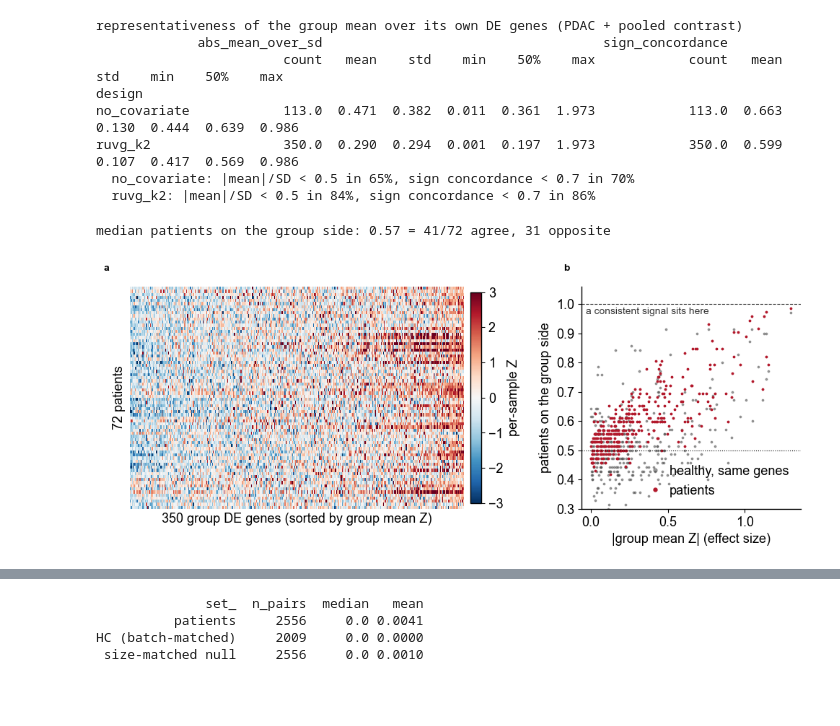
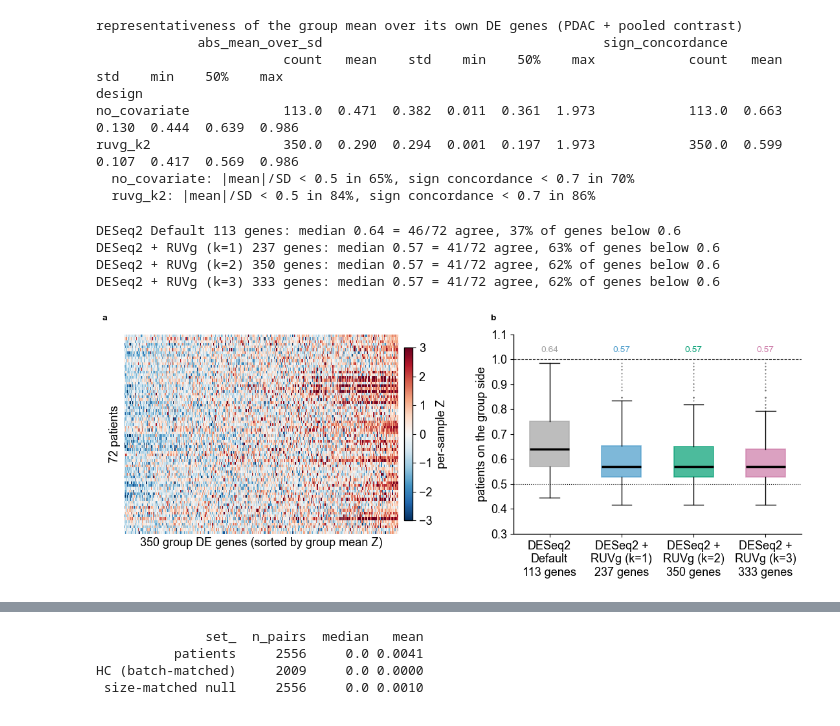
Before and after one commit to jmj3078/cfRNA_NormativeModeling, a Jupyter notebook: MixedEffectsModeling/6_pancreatic_cancer_cohort_deepdive.ipynb, the cells around one changed output, grey strips where cells are left out. Saved outputs shown, nothing was run; the diff lists cells and outputs as text; code cells hidden in the pictures.

Commit message:
visualization refactoring

```diff
--- a/MixedEffectsModeling/6_pancreatic_cancer_cohort_deepdive.ipynb
+++ b/MixedEffectsModeling/6_pancreatic_cancer_cohort_deepdive.ipynb
@@ -129,3 +130,21 @@ IPMN              27    18.0  37.1
 Islet Cell Tumor   8    24.0  34.2
 PDAC              37    42.0  90.3
 HC median n_sig = 1, mean = 4.5
+# %%
+# Severity gradient: per-sample deviation burden across the neoplastic series, with acute
+# pancreatitis (non-neoplastic, same batch, n=79 before QC) as the inflammatory contrast.
+from scipy.stats import kruskal, spearmanr
+
+SEV_ORDER = NEOPLASTIC + ['Pancreatitis']
+Z_panc = src['Z_dis'][dis_stage == 'Pancreatitis']
+Z_panc = Z_panc[inflation_keep(Z_panc)]
+sev = pd.concat([per_sample[['stage', 'n_sig']],
+                 pd.DataFrame(dict(stage='Pancreatitis', n_sig=bh_sig_matrix(Z_panc).sum(axis=1)))])
+
+neo_sev = sev[sev['stage'].isin(NEOPLASTIC)]
+rho, p_rho = spearmanr(neo_sev['stage'].map({k: i for i, k in enumerate(NEOPLASTIC)}), neo_sev['n_sig'])
+kw = kruskal(*[d['n_sig'].values for _, d in neo_sev.groupby('stage')]).pvalue
+print(sev.groupby('stage')['n_sig'].agg(n='size', median='median', mean='mean')
+      .reindex(SEV_ORDER).round(1).to_string())
+print(f'neoplastic gradient: Spearman rho={rho:+.3f} p={p_rho:.2e} (n={len(neo_sev)}), '
+      f'Kruskal p={kw:.2e}')
@@ -272,48 +328,75 @@ DSG = RUVG_PICK
 D = sorted(deg[('PancreaticNeoplasm', DSG)] | deg[('PDAC', DSG)])
 idx = np.array([gpos[g] for g in D])
 Zu, Zh = Z_neo[:, idx], Z_hc_qc[:, idx]
 mz = Zu.mean(axis=0)
 o = np.argsort(mz)
-agree_pat = (np.sign(Zu) == np.sign(mz)[None, :]).mean(axis=0)
-agree_hc = (np.sign(Zh) == np.sign(mz)[None, :]).mean(axis=0)
+n_pat = Zu.shape[0]
 
-fig, axes = plt.subplots(1, 2, figsize=(12, 4),
-                         gridspec_kw=dict(width_ratios=[1.6, 1.0], wspace=0.35))
+fig, axes = plt.subplots(1, 2, figsize=(13.5, 4),
+                         gridspec_kw=dict(width_ratios=[1, 1.0], wspace=0.35))
 for a in axes:
     a.tick_params()
 
 ax = axes[0]
 im = ax.imshow(Zu[:, o], cmap='RdBu_r', vmin=-3, vmax=3, aspect='auto', interpolation='nearest')
 ax.set_xlabel(f'{len(D)} group DE genes (sorted by group mean Z)')
 ax.set_ylabel(f'{Zu.shape[0]} patients')
 ax.set_xticks([])
 ax.set_yticks([])
 cb = fig.colorbar(im, ax=ax, fraction=0.03, pad=0.02)
 cb.set_label('per-sample Z')
 cb.ax.tick_params()
 for s in ax.spines.values():
     s.set_visible(False)
 
 ax = axes[1]
-ax.plot(np.abs(mz), agree_hc, '.', ms=3.5, color=C_HC, alpha=0.5, label='healthy, same genes')
-ax.plot(np.abs(mz), agree_pat, '.', ms=3.5, color=C_POS, label='patients')
+DESIGN_LABEL = {'no_covariate': 'DESeq2\nDefault', 'ruvg_k1': 'DESeq2 +\nRUVg (k=1)',
+                'ruvg_k2': 'DESeq2 +\nRUVg (k=2)', 'ruvg_k3': 'DESeq2 +\nRUVg (k=3)'}
+DESIGN_C = {'no_covariate': '#A2A2A2', 'ruvg_k1': '#489ACA', 'ruvg_k2': '#009E73',
+            'ruvg_k3': '#CC79A7'}
+
+
+def side_frac(cols):
+    Z = Z_neo[:, cols]
+    m = Z.mean(axis=0)
+    return (np.sign(Z) == np.sign(m)[None, :]).mean(axis=0)
+
+
+groups, labels, cols = [], [], []
+for dsg, lab in DESIGN_LABEL.items():
+    Dd = sorted(deg[('PancreaticNeoplasm', dsg)] | deg[('PDAC', dsg)])
+    if not Dd:
+        continue
+    groups.append(side_frac(np.array([gpos[g] for g in Dd])))
+    labels.append(f'{lab}\n{len(Dd)} genes')
+    cols.append(DESIGN_C[dsg])
+
+bp = ax.boxplot(groups, positions=range(len(groups)), widths=0.55, patch_artist=True,
+                flierprops=dict(marker='o', ms=1.5, mfc='0.45', mec='none'),
+                medianprops=dict(color='k', lw=2.5))
+for box, c in zip(bp['boxes'], cols):
+    box.set(facecolor=c, alpha=0.7, edgecolor=c, lw=1.2)
+for i, (v, c) in enumerate(zip(groups, cols)):
+    ax.text(i, 1.03, f'{np.median(v):.2f}', ha='center', color=c)
 ax.axhline(0.5, color='k', lw=0.8, ls=':')
 ax.axhline(1.0, color='#333333', lw=0.8, ls='--')
-ax.text(0.02, 0.965, 'a consistent signal sits here', color='#333333',
-        transform=ax.get_yaxis_transform())
-ax.set_ylim(0.3, 1.06)
-ax.set_xlabel('|group mean Z| (effect size)')
+ax.set_xticks(range(len(groups)), labels)
+
+ax.set_ylim(0.3, 1.1)
 ax.set_ylabel('patients on the group side')
-ax.legend(frameon=False, loc='lower right', handletextpad=0.1, markerscale=2)
-med = np.median(agree_pat)
-n_pat = Zu.shape[0]
-print(f'median patients on the group side: {med:.2f} '
-      f'= {round(med * n_pat)}/{n_pat} agree, {n_pat - round(med * n_pat)} opposite')
+
+for lab, v in zip(labels, groups):
+    print(f"{lab.replace(chr(10), ' ')}: median {np.median(v):.2f} "
+          f"= {round(np.median(v) * n_pat)}/{n_pat} agree, "
+          f"{(v < 0.6).mean():.0%} of genes below 0.6")
 
 for ax, l in zip(axes, 'ab'):
     ax.text(-0.08, 1.10, l, transform=ax.transAxes, fontweight='bold', va='top')
 fig.savefig(FIG / 'fig_group_direction.png', dpi=300, bbox_inches='tight')
 # %% [output]
-median patients on the group side: 0.57 = 41/72 agree, 31 opposite
+DESeq2 Default 113 genes: median 0.64 = 46/72 agree, 37% of genes below 0.6
+DESeq2 + RUVg (k=1) 237 genes: median 0.57 = 41/72 agree, 63% of genes below 0.6
+DESeq2 + RUVg (k=2) 350 genes: median 0.57 = 41/72 agree, 62% of genes below 0.6
+DESeq2 + RUVg (k=3) 333 genes: median 0.57 = 41/72 agree, 62% of genes below 0.6
-[figure, old version]
+[figure, new version]
 # %%
```
Also changed, not shown: parts of 7 cells of this notebook, 10 other files.
